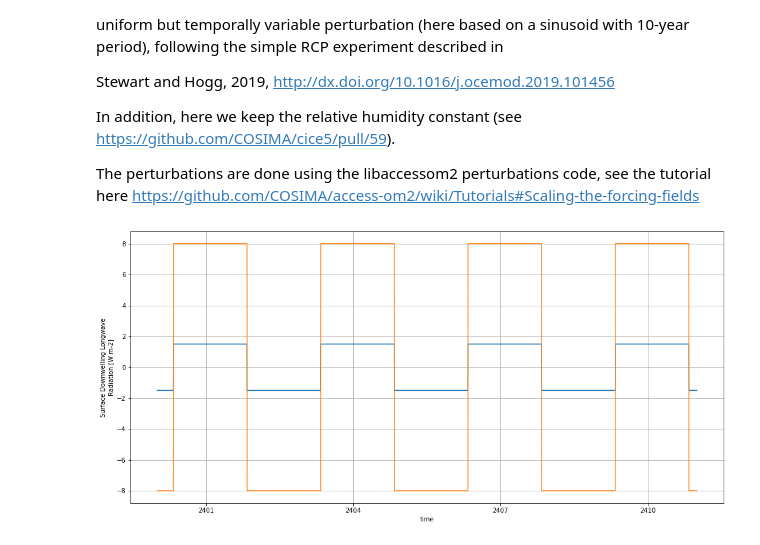
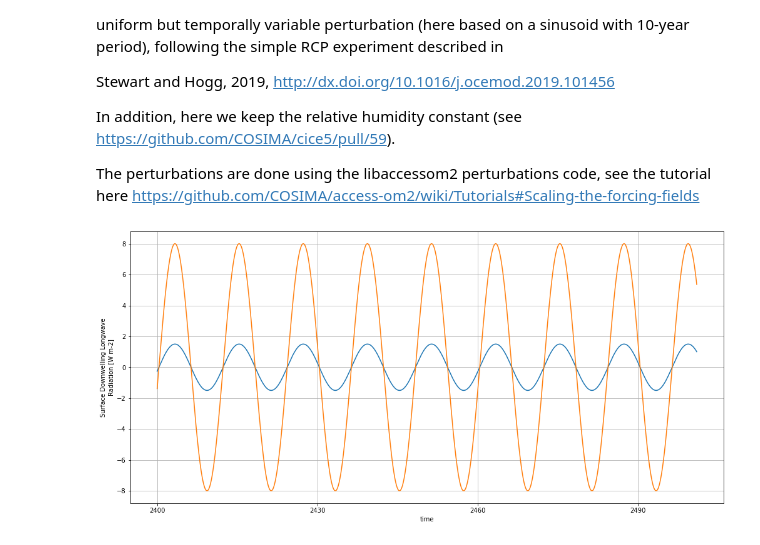
Before and after one commit to mpudig/1deg_jra55_ryf, a Jupyter notebook: ACCESS-OM2_OceanHeat_Make_Scaling.ipynb, the cells around one changed output. Drawn from its saved outputs; the diff is of its cells as text; code cells hidden in the pictures.

Commit message:
Make scaling.

```diff
--- a/ACCESS-OM2_OceanHeat_Make_Scaling.ipynb
+++ b/ACCESS-OM2_OceanHeat_Make_Scaling.ipynb
@@ -29,21 +29,21 @@ Tin = JRAin + 'RYF.tas.1990_1991.nc' # Air temperature forcing file
 LRin = JRAin + 'RYF.rlds.1990_1991.nc' # Longwave radiation forcing file
 
 JRAout = '/scratch/e14/mp2135/access-om2/input/' # Output location for storing scaling files created by this script
-Tout = JRAout + 'RYF.tas.1990_1991_sinusoid_x1_period3_test.nc' # Air temperature scaling file
-LRout = JRAout + 'RYF.rlds.1990_1991_sinusoid_x1_period3_test.nc' # Longwave radiation scaling file
+Tout = JRAout + 'RYF.tas.1990_1991_sinusoid_x1_period12.nc' # Air temperature scaling file
+LRout = JRAout + 'RYF.rlds.1990_1991_sinusoid_x1_period12.nc' # Longwave radiation scaling file
 # %%
 # Define start and end times (based on "experiment" calendar, see https://github.com/COSIMA/access-om2/wiki/Tutorials#Scaling-the-forcing-fields)
 
 # Have some buffer either side just in case:
 tstart = 2400 # start year of window in which scaling will be applied
-tend = 2410 # + 5 # end year of window in which scaling will be applied
+tend = 2500 # end year of window in which scaling will be applied
 
 seconds_in_year = (cftime.DatetimeNoLeap(1901,1,1,0,0,0,0) - cftime.DatetimeNoLeap(1900,1,1,0,0,0,0)).total_seconds()
 
 # Define sinusoid properties:
 Tamp = 1.5  # degrees C
 LRamp = 8   # Wm-2
-period = 3 * 365.25 / 365 # years. NB: Need to scale the period to get rid of the leap year calendar issue that was not resolved as at 31/08/21.
+period = 12 * 365.25 / 365 # years. NB: Need to scale the period to get rid of the leap year calendar issue that was not resolved as at 31/08/21.
 
 num_of_leap_day_losses = np.floor((tstart - 1900)/4 - (tstart - 1900)/100 + (tstart - 1900)/400) # number of leaps days between tstart and 1900
 zeroYR = tstart - 1900 + num_of_leap_day_losses / 365  # years. determines only when the zero in the time series sinusoid, not the zero that access sees
@@ -56,33 +56,33 @@ timeRYF = Tds_in.time.values
 timeFULL = np.concatenate(np.array([np.array([cftime.DatetimeNoLeap(year,x.month,x.day,x.hour,0,0,0) for x in timeRYF]) for year in np.arange(tstart,tend+1)])).ravel()
 timeYR = np.array([(x-cftime.DatetimeNoLeap(1900,1,1,0,0,0,0)).total_seconds()/seconds_in_year for x in timeFULL])
 
 # Make sinusoids:
-tas_ts = Tamp*np.sign(np.sin(2*np.pi*(timeYR-zeroYR)/period))
-rlds_ts = LRamp*np.sign(np.sin(2*np.pi*(timeYR-zeroYR)/period))
+tas_ts = Tamp*np.sin(2*np.pi*(timeYR-zeroYR)/period)
+rlds_ts = LRamp*np.sin(2*np.pi*(timeYR-zeroYR)/period)
 
 # Create new Datasets:
 tas = xr.DataArray(tas_ts, dims=['time'], coords={'time': timeFULL}, attrs=Tds_in.tas.attrs)
 Tds_out = Tds_in.drop_vars('tas').assign_coords({'time':timeFULL})
 Tds_out['tas'] = tas
 Tds_out.attrs.update({'title': 'Scaling for ' + Tds_out.attrs['title']})
 Tds_out.time.attrs.update(Tds_in.time.attrs)
 Tds_out.time.encoding['units'] = "days since '1900-01-01'"
 
 rlds = xr.DataArray(rlds_ts, dims=['time'], coords={'time': timeFULL}, attrs=LRds_in.rlds.attrs)
 LRds_out = LRds_in.drop_vars('rlds').assign_coords({'time':timeFULL})
 LRds_out['rlds'] = rlds
 LRds_out.attrs.update({'title': 'Scaling for ' + LRds_out.attrs['title']})
 LRds_out.time.attrs.update(LRds_in.time.attrs)
 LRds_out.time.encoding['units'] = "days since '1900-01-01'"
 
 # Plot as check:
 plt.figure(figsize=(17,8))
 Tds_out.tas.plot()
 LRds_out.rlds.plot()
 plt.grid()
 
 # # Save back to netcdf:
 LRds_out.to_netcdf(LRout)
 Tds_out.to_netcdf(Tout)
 # %% [output]
-[figure, old version]
+[figure, new version]
```
Also changed, not shown: parts of 1 cell of this notebook, 2 other files.
